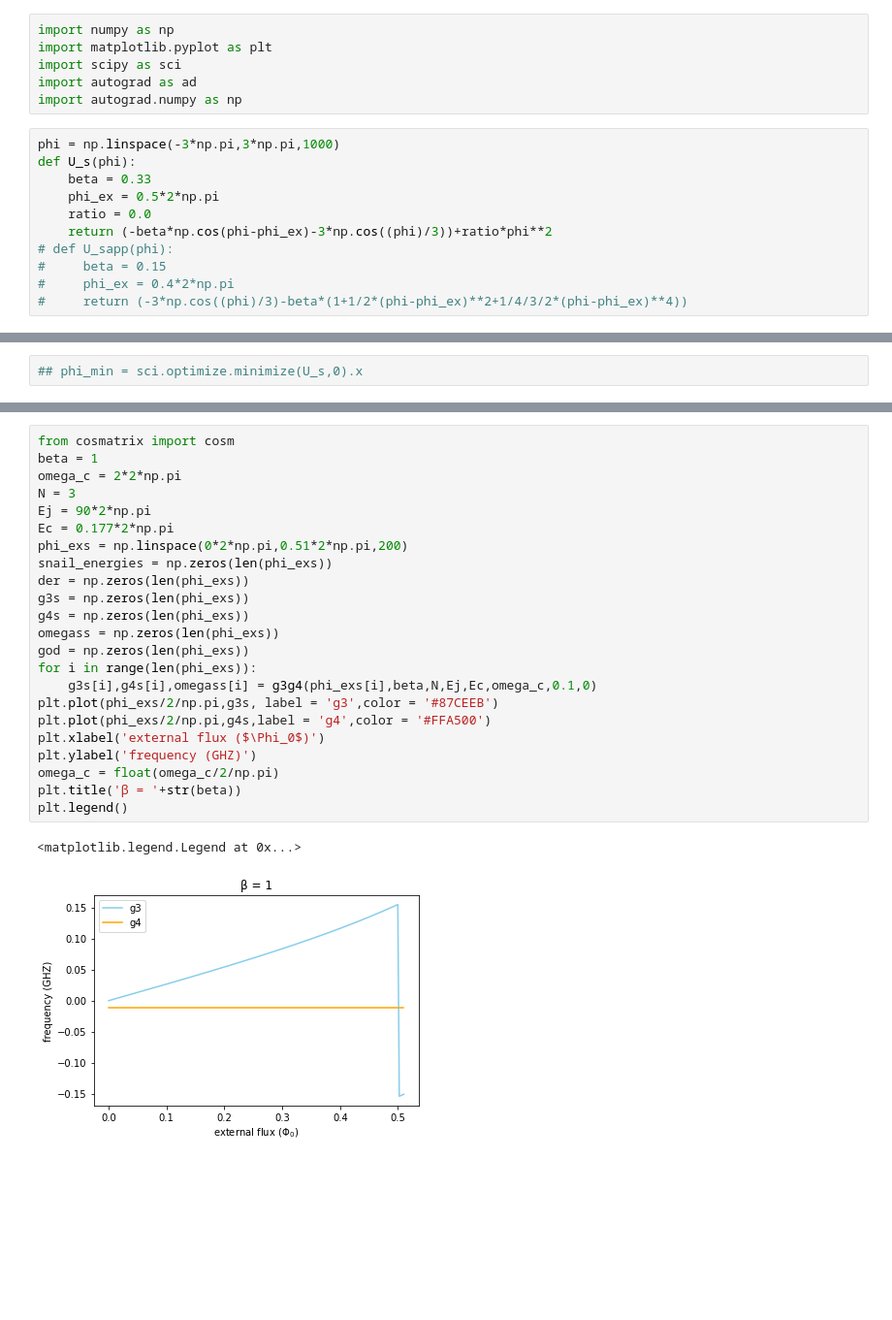
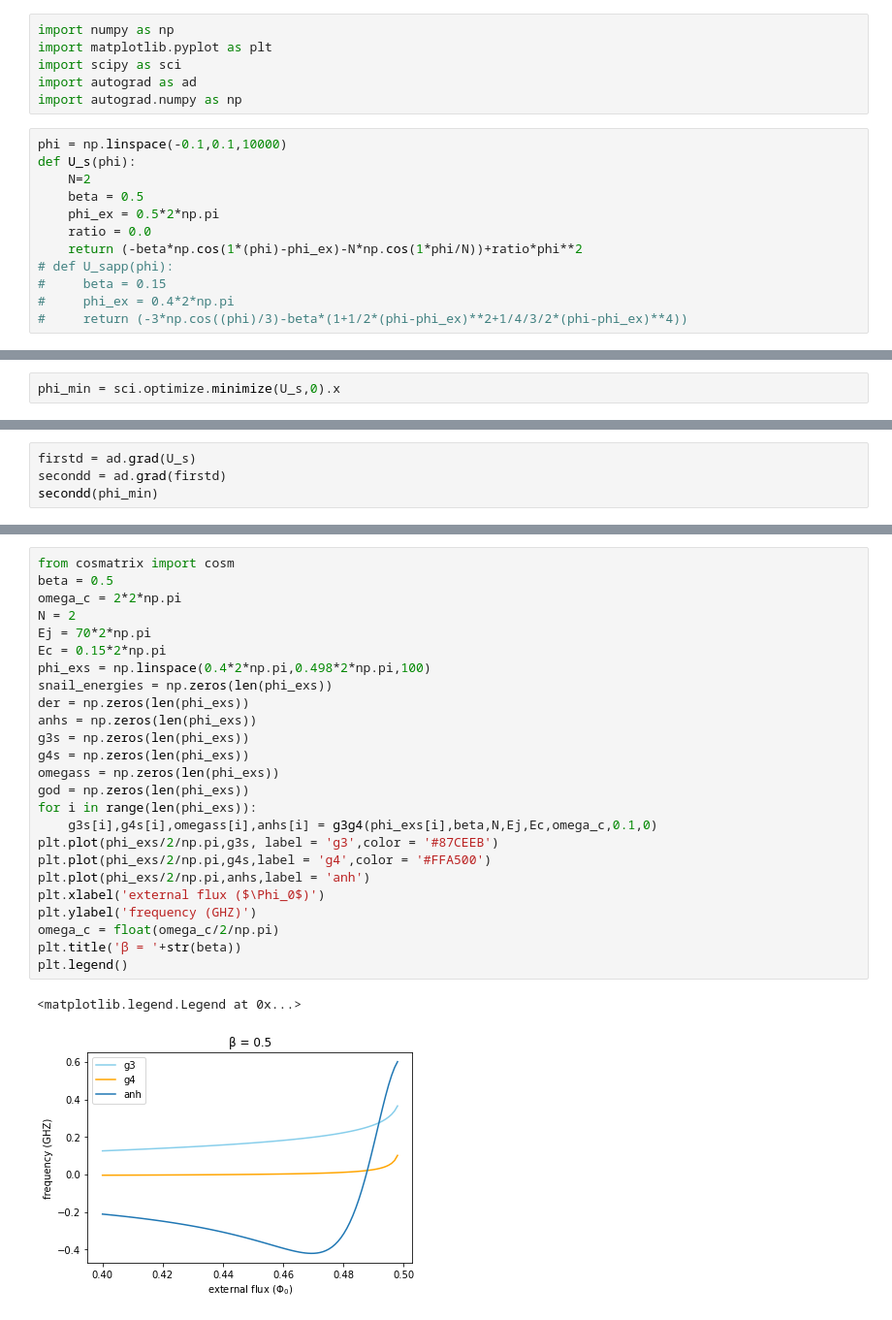
Before and after one commit to yunweilu/SNAIL, a Jupyter notebook: plot.ipynb, the cells around one changed output, grey strips where cells are left out. Shown at 97% size. Saved outputs shown, nothing was run; the diff lists cells and outputs as text; blank space fills up the shorter version.

```diff
--- a/plot.ipynb
+++ b/plot.ipynb
@@ -5,12 +5,13 @@ import scipy as sci
 import autograd as ad
 import autograd.numpy as np
 # %%
-phi = np.linspace(-3*np.pi,3*np.pi,1000)
+phi = np.linspace(-0.1,0.1,10000)
 def U_s(phi):
-    beta = 0.33
+    N=2
+    beta = 0.5
     phi_ex = 0.5*2*np.pi
     ratio = 0.0
-    return (-beta*np.cos(phi-phi_ex)-3*np.cos((phi)/3))+ratio*phi**2
+    return (-beta*np.cos(1*(phi)-phi_ex)-N*np.cos(1*phi/N))+ratio*phi**2
 # def U_sapp(phi):
 #     beta = 0.15
 #     phi_ex = 0.4*2*np.pi
@@ -28,3 +30,3 @@ Text(0.5, 1.0, 'β = 0.15')
 # %%
-## phi_min = sci.optimize.minimize(U_s,0).x
+phi_min = sci.optimize.minimize(U_s,0).x
 # %%
@@ -33,0 +36,4 @@ array([0.99882543])
+# %%
+firstd = ad.grad(U_s)
+secondd = ad.grad(firstd)
+secondd(phi_min)
@@ -91,27 +94,29 @@ def g3g4(phi_ex,beta,N,Ej,Ec,omega_c,g_intfa,ratio):
 # %%
 from cosmatrix import cosm
-beta = 1
+beta = 0.5
 omega_c = 2*2*np.pi
-N = 3
-Ej = 90*2*np.pi
-Ec = 0.177*2*np.pi
-phi_exs = np.linspace(0*2*np.pi,0.51*2*np.pi,200)
+N = 2
+Ej = 70*2*np.pi
+Ec = 0.15*2*np.pi
+phi_exs = np.linspace(0.4*2*np.pi,0.498*2*np.pi,100)
 snail_energies = np.zeros(len(phi_exs))
 der = np.zeros(len(phi_exs))
+anhs = np.zeros(len(phi_exs))
 g3s = np.zeros(len(phi_exs))
 g4s = np.zeros(len(phi_exs))
 omegass = np.zeros(len(phi_exs))
 god = np.zeros(len(phi_exs))
 for i in range(len(phi_exs)):
-    g3s[i],g4s[i],omegass[i] = g3g4(phi_exs[i],beta,N,Ej,Ec,omega_c,0.1,0)
+    g3s[i],g4s[i],omegass[i],anhs[i] = g3g4(phi_exs[i],beta,N,Ej,Ec,omega_c,0.1,0)
 plt.plot(phi_exs/2/np.pi,g3s, label = 'g3',color = '#87CEEB')
 plt.plot(phi_exs/2/np.pi,g4s,label = 'g4',color = '#FFA500')
+plt.plot(phi_exs/2/np.pi,anhs,label = 'anh')
 plt.xlabel('external flux ($\Phi_0$)')
 plt.ylabel('frequency (GHZ)')
 omega_c = float(omega_c/2/np.pi)
 plt.title('β = '+str(beta))
 plt.legend()
 # %% [output]
 <matplotlib.legend.Legend at 0x...>
-[figure, old version]
+[figure, new version]
 # %%
```
Also changed, not shown: parts of 9 cells of this notebook, 6 other files.
